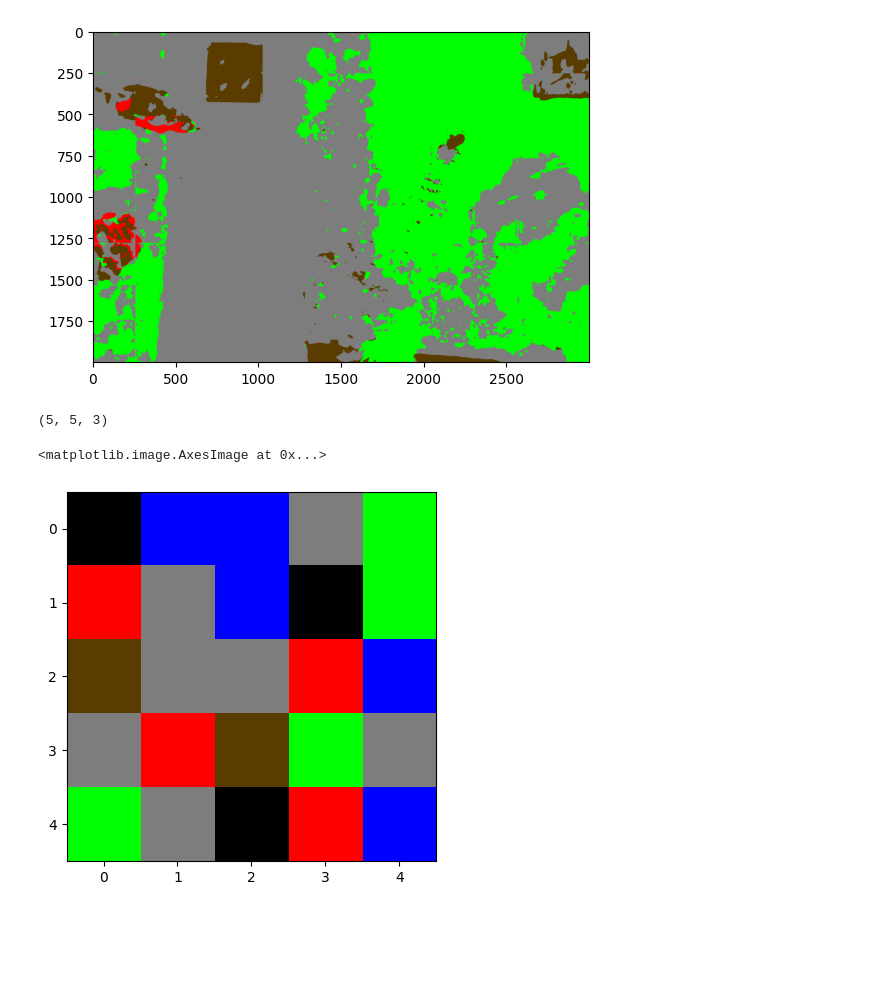
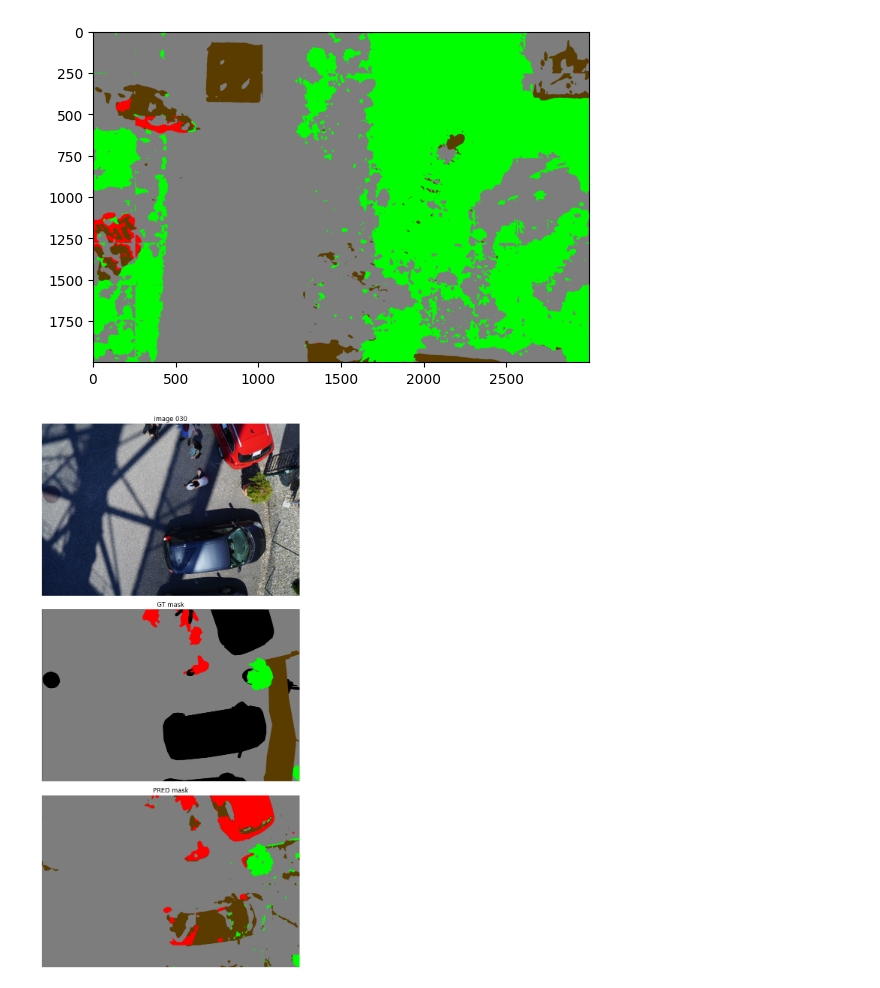
Before and after one commit to gptrapletti/aerial-multiclass-segm, a Jupyter notebook: notebooks/03_inference.ipynb, the cells around one changed output. Saved outputs shown, nothing was run; the diff lists cells and outputs as text; code cells hidden in the pictures; blank space fills up the shorter version.

```diff
--- a/notebooks/03_inference.ipynb
+++ b/notebooks/03_inference.ipynb
@@ -295,14 +295,3 @@ plt.imshow(current_image.astype(np.uint8))
 plt.show()
 # %% [output]
 [figure]
-# %%
-a = np.random.randint(low=0, high=6, size=(5, 5))
-b = np.stack([a, a, a], axis=2)
-b.shape
-# %% [output]
-(5, 5, 3)
-# %%
-plt.imshow(color_code_mask1(b))
-# %% [output]
-<matplotlib.image.AxesImage at 0x...>
-[figure, removed]
@@ -308,0 +313,34 @@ plt.imshow(color_code_mask1(b))
+# %%
+IMG_NAME = '030'
+
+image_path = os.path.join('data/images', IMG_NAME + '.jpg')
+gt_mask_path = os.path.join('data/masks', IMG_NAME + '.png')
+pred_mask_path = os.path.join('output/inference/predicted_masks/', IMG_NAME + '.jpg')
+
+image = cv2.imread(image_path)
+image = cv2.cvtColor(image, cv2.COLOR_BGR2RGB)
+
+gt_mask = cv2.imread(gt_mask_path)
+gt_mask = color_code_gt_mask(gt_mask)
+
+pred_mask = cv2.imread(pred_mask_path)
+pred_mask = cv2.cvtColor(pred_mask, cv2.COLOR_BGR2RGB)
+# %%
+fig, axes = plt.subplots(nrows=3, ncols=1, figsize=(15, 15))
+
+axes[0].imshow(image)
+axes[0].set_title(f"image {IMG_NAME}")
+axes[0].axis('off')
+
+axes[1].imshow(gt_mask)
+axes[1].set_title("GT mask")
+axes[1].axis('off')
+
+axes[2].imshow(pred_mask)
+axes[2].set_title("PRED mask")
+axes[2].axis('off')
+
+plt.tight_layout()
+plt.show()
+# %% [output]
+[figure, added]
```
Also changed, not shown: parts of 1 cell of this notebook, 6 other files.
